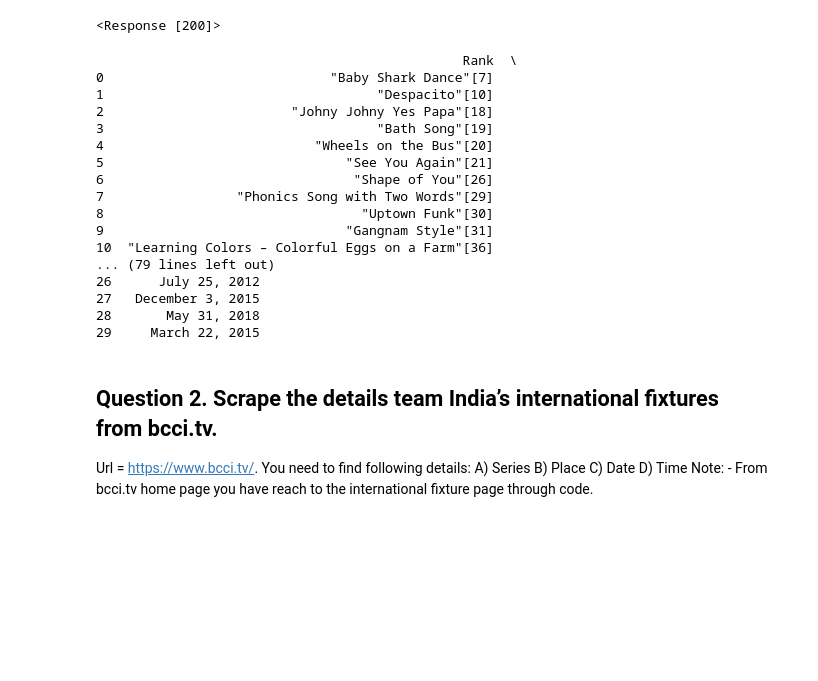
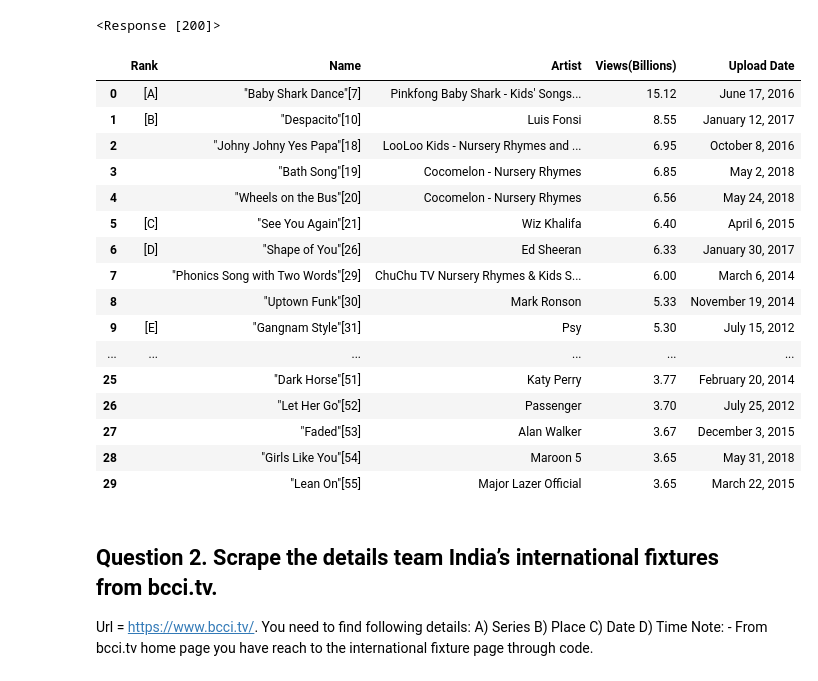
Before and after one commit to Mihir-Bhoite/Internship, a Jupyter notebook: Web Scraping Assignment - 4/Mihir_Web Scraping Assignment 4.ipynb, the cells around one changed output. Saved outputs shown, nothing was run; the diff lists cells and outputs as text; code cells hidden in the pictures; blank space fills up the shorter version.

```diff
--- a/Web Scraping Assignment - 4/Mihir_Web Scraping Assignment 4.ipynb
+++ b/Web Scraping Assignment - 4/Mihir_Web Scraping Assignment 4.ipynb
@@ -50,30 +50,28 @@ for row in rows[1:]:  # Skip the header row
         continue
 # %%
 # Step 5: Store the data in a pandas DataFrame
-df = pd.DataFrame(data, columns=["Rank", "Name", "Artist", "Views", "Upload Date"])
-
+df = pd.DataFrame(data, columns={"Rank":rank, "Name":name, "Artist":artist, "Views(Billions)":views, "Upload Date":upload_date})
+df
 # Step 6: Output the data
-print(df)
-
-df.to_csv('most_viewed_youtube_videos.csv', index=False)
+#df.to_csv('most_viewed_youtube_videos.csv', index=False)
 # %% [output]
-                                               Rank  \
-0                             "Baby Shark Dance"[7]
-1                                   "Despacito"[10]
-2                        "Johny Johny Yes Papa"[18]
-3                                   "Bath Song"[19]
-4                           "Wheels on the Bus"[20]
-5                               "See You Again"[21]
-6                                "Shape of You"[26]
-7                 "Phonics Song with Two Words"[29]
-8                                 "Uptown Funk"[30]
-9                               "Gangnam Style"[31]
-10  "Learning Colors – Colorful Eggs on a Farm"[36]
-... (79 lines left out)
-26      July 25, 2012
-27   December 3, 2015
-28       May 31, 2018
-29     March 22, 2015
+|  | Rank | Name | Artist | Views(Billions) | Upload Date |
+| 0 | [A] | "Baby Shark Dance"[7] | Pinkfong Baby Shark - Kids' Songs... | 15.12 | June 17, 2016 |
+| 1 | [B] | "Despacito"[10] | Luis Fonsi | 8.55 | January 12, 2017 |
+| 2 |  | "Johny Johny Yes Papa"[18] | LooLoo Kids - Nursery Rhymes and ... | 6.95 | October 8, 2016 |
+| 3 |  | "Bath Song"[19] | Cocomelon - Nursery Rhymes | 6.85 | May 2, 2018 |
+| 4 |  | "Wheels on the Bus"[20] | Cocomelon - Nursery Rhymes | 6.56 | May 24, 2018 |
+| 5 | [C] | "See You Again"[21] | Wiz Khalifa | 6.40 | April 6, 2015 |
+| 6 | [D] | "Shape of You"[26] | Ed Sheeran | 6.33 | January 30, 2017 |
+| 7 |  | "Phonics Song with Two Words"[29] | ChuChu TV Nursery Rhymes & Kids S... | 6.00 | March 6, 2014 |
+| 8 |  | "Uptown Funk"[30] | Mark Ronson | 5.33 | November 19, 2014 |
+| 9 | [E] | "Gangnam Style"[31] | Psy | 5.30 | July 15, 2012 |
+| ... | ... | ... | ... | ... | ... |
+| 25 |  | "Dark Horse"[51] | Katy Perry | 3.77 | February 20, 2014 |
+| 26 |  | "Let Her Go"[52] | Passenger | 3.70 | July 25, 2012 |
+| 27 |  | "Faded"[53] | Alan Walker | 3.67 | December 3, 2015 |
+| 28 |  | "Girls Like You"[54] | Maroon 5 | 3.65 | May 31, 2018 |
+| 29 |  | "Lean On"[55] | Major Lazer Official | 3.65 | March 22, 2015 |
 # %% [markdown]
 ## Question 2. Scrape the details team India’s international fixtures from bcci.tv.
 Url = https://www.bcci.tv/.
```
Also changed, not shown: parts of 10 cells of this notebook, 1 other file.
